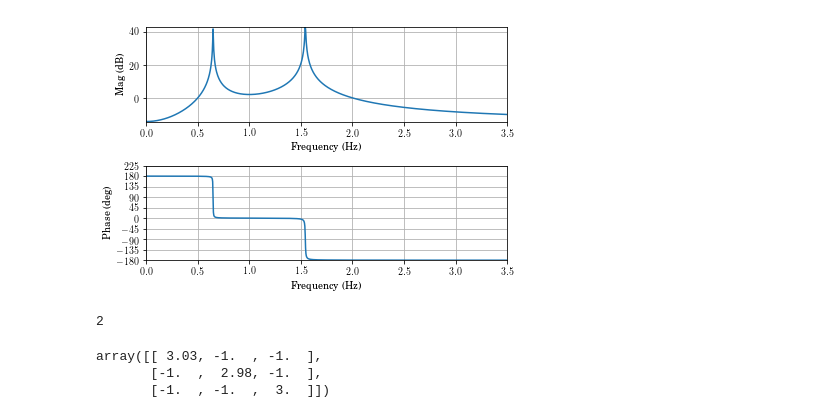
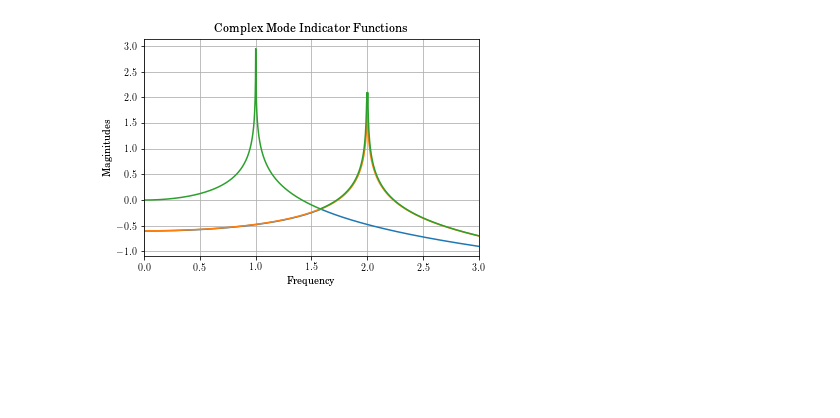
Before and after one commit to Vibration-Testing/vibrationtesting, a Jupyter notebook: docs/tutorial/Notebooks/CMIF.ipynb, the cells around one changed output. Cells and saved outputs as stored; diff of their text form; code cells hidden in the pictures; blank space fills up the shorter version.

Commit message:
cleanup CMIF notebook

```diff
--- a/docs/tutorial/Notebooks/CMIF.ipynb
+++ b/docs/tutorial/Notebooks/CMIF.ipynb
@@ -70,7 +26,7 @@ H.shape
 # %%
-H_all = np.zeros((2,1000,2), dtype = 'complex128')
-for i in np.arange(2):
-    for j in np.arange(2):
-        omega, H_all[i,:,j] = vt.ssfrf(A, B, C, D, 0, 3.5, i, j)
-    print(i)
+H_all = np.zeros((3,3000,3), dtype = 'complex128')
+for i in np.arange(1, 4):
+    for j in np.arange(1, 4):
+        omega, H_all[i-1,:,j-1] = vt.sos_frf(M, Damping/10, K, Bt, Cd, Cv, Ca, 0, 3, i, j, num_freqs = 3000)
+vt.frfplot(omega,H_all[1,:,0])
 # %% [output]
@@ -79,8 +34,4 @@ for i in np.arange(2):
 # %%
-vt.frfplot(omega, H_all[0,:,1])
+vt.cmif(omega, H_all)
 # %% [output]
-[figure, old version]
+[figure, new version]
-# %%
-B.shape[1]
-# %% [output]
-2
@@ -89,8 +37,0 @@ M = np.diag([1,1,1])
-# %%
-K_tuned = np.array([[3., -1, -1],[-1, 3, -1],[-1, -1, 3]])
-K = np.array([[3.03, -1, -1],[-1, 2.98, -1],[-1, -1, 3]])
-K
-# %% [output]
-array([[ 3.03, -1.  , -1.  ],
-       [-1.  ,  2.98, -1.  ],
-       [-1.  , -1.  ,  3.  ]])
```
Also changed, not shown: parts of 20 cells of this notebook.
